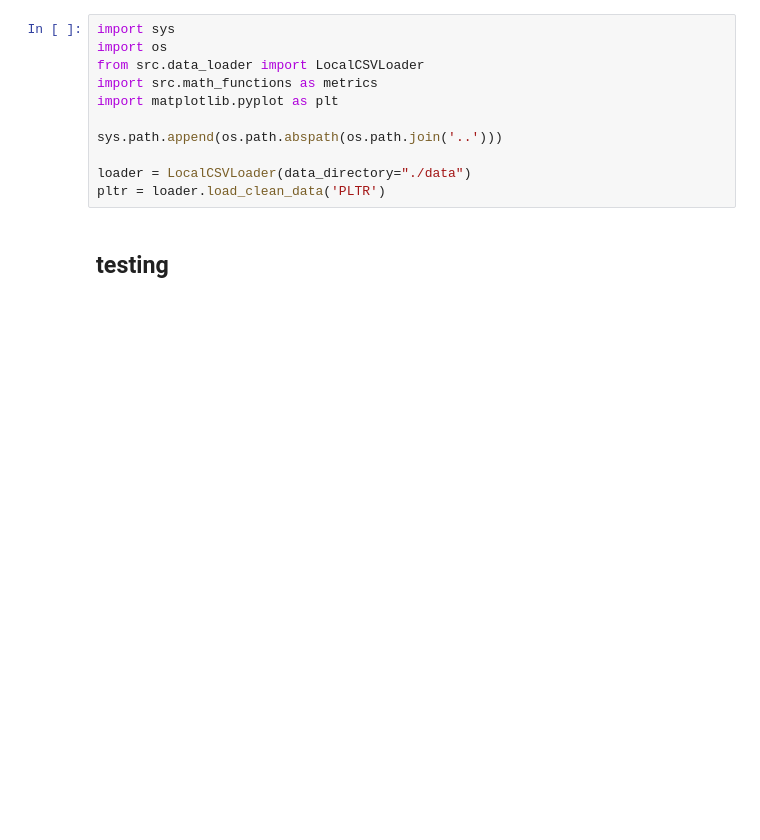
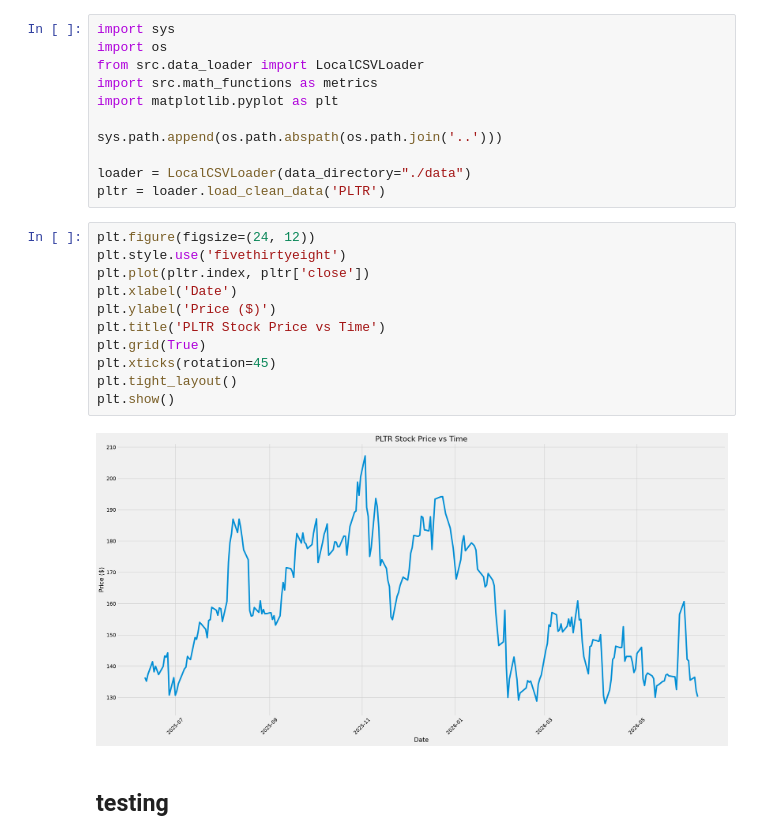
Before and after one commit to julian-olivier/quant_analytics_engine_W6, a Jupyter notebook: main.ipynb, the cells around one changed output. Saved outputs shown, nothing was run; the diff lists cells and outputs as text; blank space fills up the shorter version.

```diff
--- a/main.ipynb
+++ b/main.ipynb
@@ -11,6 +11,19 @@ sys.path.append(os.path.abspath(os.path.join('..')))
 
 loader = LocalCSVLoader(data_directory="./data")
 pltr = loader.load_clean_data('PLTR')
+# %%
+plt.figure(figsize=(24, 12))
+plt.style.use('fivethirtyeight')
+plt.plot(pltr.index, pltr['close'])
+plt.xlabel('Date')
+plt.ylabel('Price ($)')
+plt.title('PLTR Stock Price vs Time')
+plt.grid(True)
+plt.xticks(rotation=45)
+plt.tight_layout()
+plt.show()
+# %% [output]
+[figure, added]
 # %% [markdown]
 ## testing
 # %% [markdown]
```
Also changed, not shown: parts of 2 cells of this notebook, 1 other file.
